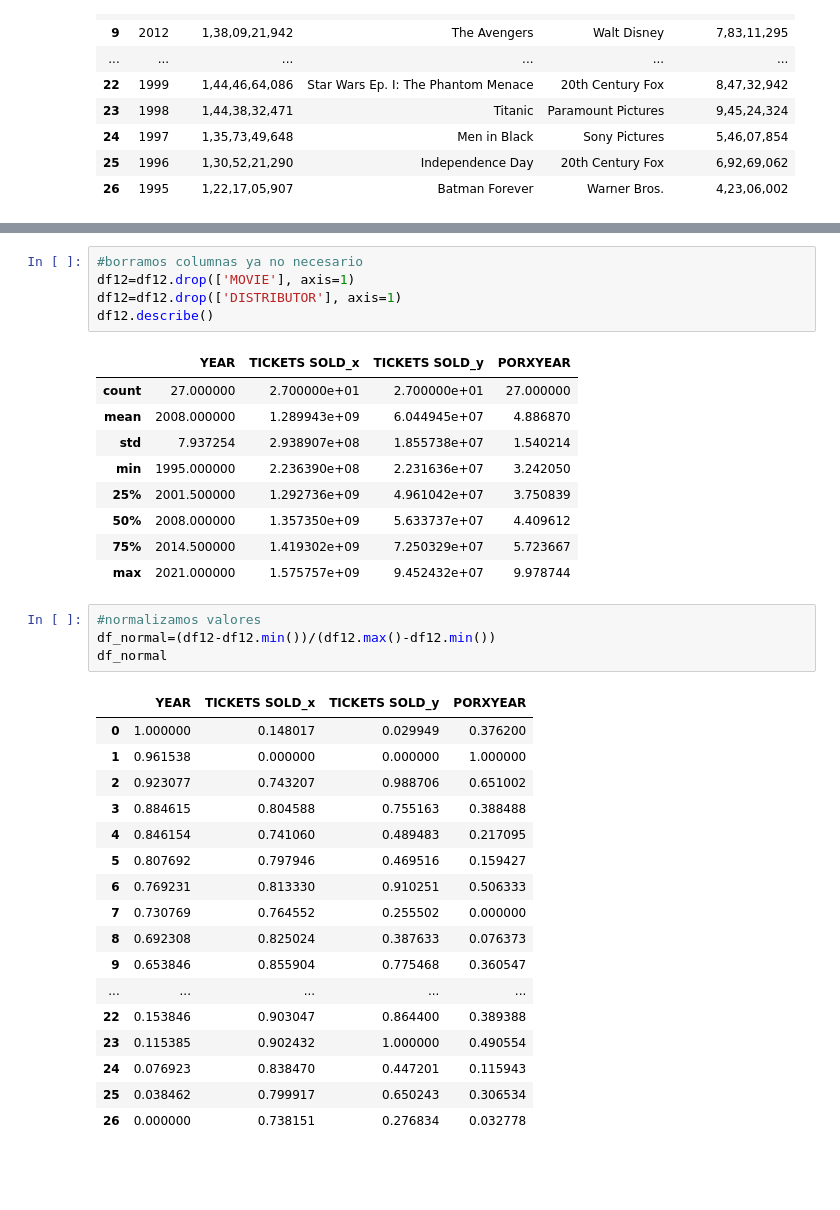
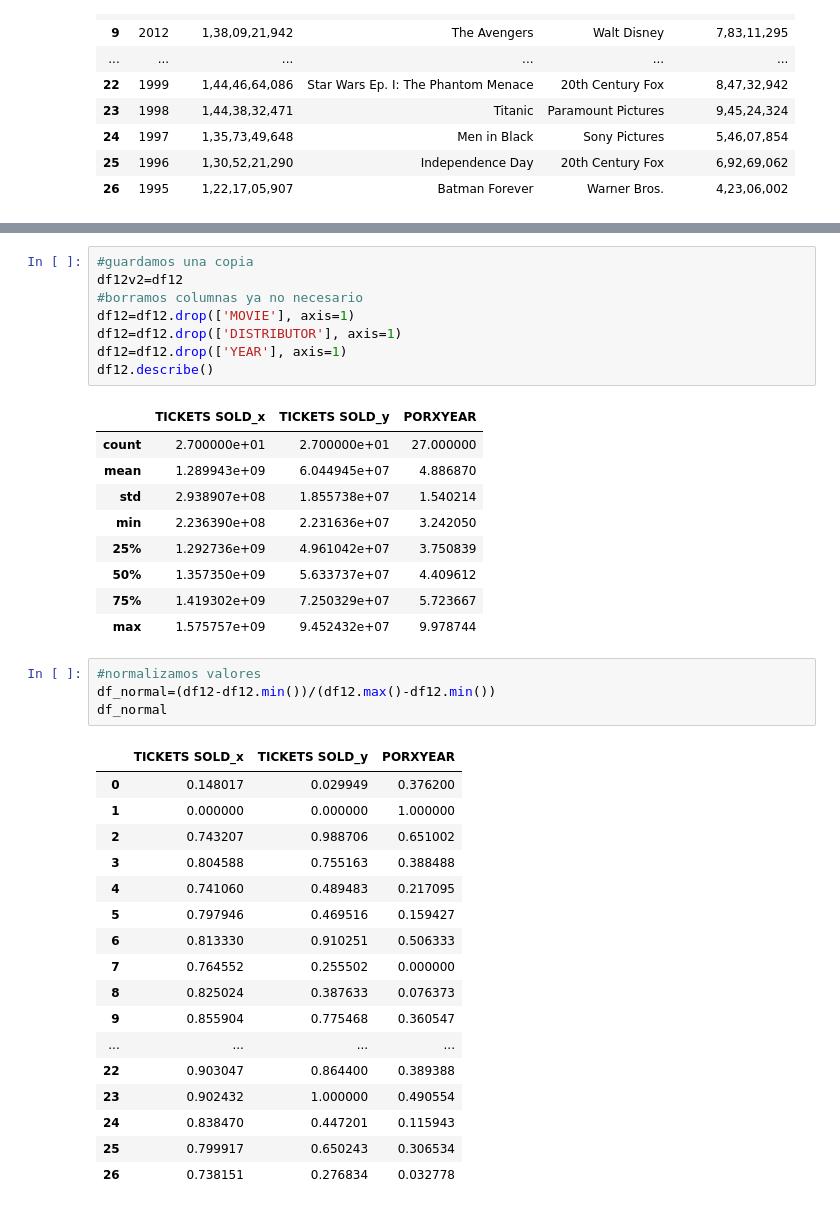
Before and after one commit to OmarDevEst/MineriaDatos-Peliculas, a Jupyter notebook: Cluster (Agrupacion).ipynb, the cells around one changed output, grey strips where cells are left out. Drawn from its saved outputs; the diff is of its cells as text; blank space fills up the shorter version.

```diff
--- a/JupyterNO.ipynb
+++ b/Cluster (Agrupacion).ipynb
@@ -100,41 +100,44 @@ df12
 | 25 | 1996 | 1.305221e+09 | Independence Day | 20th Century Fox | 69269062.0 | 5.307074 |
 | 26 | 1995 | 1.221706e+09 | Batman Forever | Warner Bros. | 42306002.0 | 3.462863 |
 # %%
+#guardamos una copia
+df12v2=df12
 #borramos columnas ya no necesario
 df12=df12.drop(['MOVIE'], axis=1)
 df12=df12.drop(['DISTRIBUTOR'], axis=1)
+df12=df12.drop(['YEAR'], axis=1)
 df12.describe()
 # %% [output]
-|  | YEAR | TICKETS SOLD_x | TICKETS SOLD_y | PORXYEAR |
-| count | 27.000000 | 2.700000e+01 | 2.700000e+01 | 27.000000 |
-| mean | 2008.000000 | 1.289943e+09 | 6.044945e+07 | 4.886870 |
-| std | 7.937254 | 2.938907e+08 | 1.855738e+07 | 1.540214 |
-| min | 1995.000000 | 2.236390e+08 | 2.231636e+07 | 3.242050 |
-| 25% | 2001.500000 | 1.292736e+09 | 4.961042e+07 | 3.750839 |
-| 50% | 2008.000000 | 1.357350e+09 | 5.633737e+07 | 4.409612 |
-| 75% | 2014.500000 | 1.419302e+09 | 7.250329e+07 | 5.723667 |
-| max | 2021.000000 | 1.575757e+09 | 9.452432e+07 | 9.978744 |
+|  | TICKETS SOLD_x | TICKETS SOLD_y | PORXYEAR |
+| count | 2.700000e+01 | 2.700000e+01 | 27.000000 |
+| mean | 1.289943e+09 | 6.044945e+07 | 4.886870 |
+| std | 2.938907e+08 | 1.855738e+07 | 1.540214 |
+| min | 2.236390e+08 | 2.231636e+07 | 3.242050 |
+| 25% | 1.292736e+09 | 4.961042e+07 | 3.750839 |
+| 50% | 1.357350e+09 | 5.633737e+07 | 4.409612 |
+| 75% | 1.419302e+09 | 7.250329e+07 | 5.723667 |
+| max | 1.575757e+09 | 9.452432e+07 | 9.978744 |
 # %%
 #normalizamos valores
 df_normal=(df12-df12.min())/(df12.max()-df12.min())
 df_normal
 # %% [output]
-|  | YEAR | TICKETS SOLD_x | TICKETS SOLD_y | PORXYEAR |
-| 0 | 1.000000 | 0.148017 | 0.029949 | 0.376200 |
-| 1 | 0.961538 | 0.000000 | 0.000000 | 1.000000 |
-| 2 | 0.923077 | 0.743207 | 0.988706 | 0.651002 |
-| 3 | 0.884615 | 0.804588 | 0.755163 | 0.388488 |
-| 4 | 0.846154 | 0.741060 | 0.489483 | 0.217095 |
-| 5 | 0.807692 | 0.797946 | 0.469516 | 0.159427 |
-| 6 | 0.769231 | 0.813330 | 0.910251 | 0.506333 |
-| 7 | 0.730769 | 0.764552 | 0.255502 | 0.000000 |
-| 8 | 0.692308 | 0.825024 | 0.387633 | 0.076373 |
-| 9 | 0.653846 | 0.855904 | 0.775468 | 0.360547 |
-| ... | ... | ... | ... | ... |
-| 22 | 0.153846 | 0.903047 | 0.864400 | 0.389388 |
-| 23 | 0.115385 | 0.902432 | 1.000000 | 0.490554 |
-| 24 | 0.076923 | 0.838470 | 0.447201 | 0.115943 |
-| 25 | 0.038462 | 0.799917 | 0.650243 | 0.306534 |
-| 26 | 0.000000 | 0.738151 | 0.276834 | 0.032778 |
+|  | TICKETS SOLD_x | TICKETS SOLD_y | PORXYEAR |
+| 0 | 0.148017 | 0.029949 | 0.376200 |
+| 1 | 0.000000 | 0.000000 | 1.000000 |
+| 2 | 0.743207 | 0.988706 | 0.651002 |
+| 3 | 0.804588 | 0.755163 | 0.388488 |
+| 4 | 0.741060 | 0.489483 | 0.217095 |
+| 5 | 0.797946 | 0.469516 | 0.159427 |
+| 6 | 0.813330 | 0.910251 | 0.506333 |
+| 7 | 0.764552 | 0.255502 | 0.000000 |
+| 8 | 0.825024 | 0.387633 | 0.076373 |
+| 9 | 0.855904 | 0.775468 | 0.360547 |
+| ... | ... | ... | ... |
+| 22 | 0.903047 | 0.864400 | 0.389388 |
+| 23 | 0.902432 | 1.000000 | 0.490554 |
+| 24 | 0.838470 | 0.447201 | 0.115943 |
+| 25 | 0.799917 | 0.650243 | 0.306534 |
+| 26 | 0.738151 | 0.276834 | 0.032778 |
 # %%
 #metodo para calcular  encontrar clusters cod de Jambu
```
Also changed, not shown: parts of 6 cells of this notebook, 1 other file.
